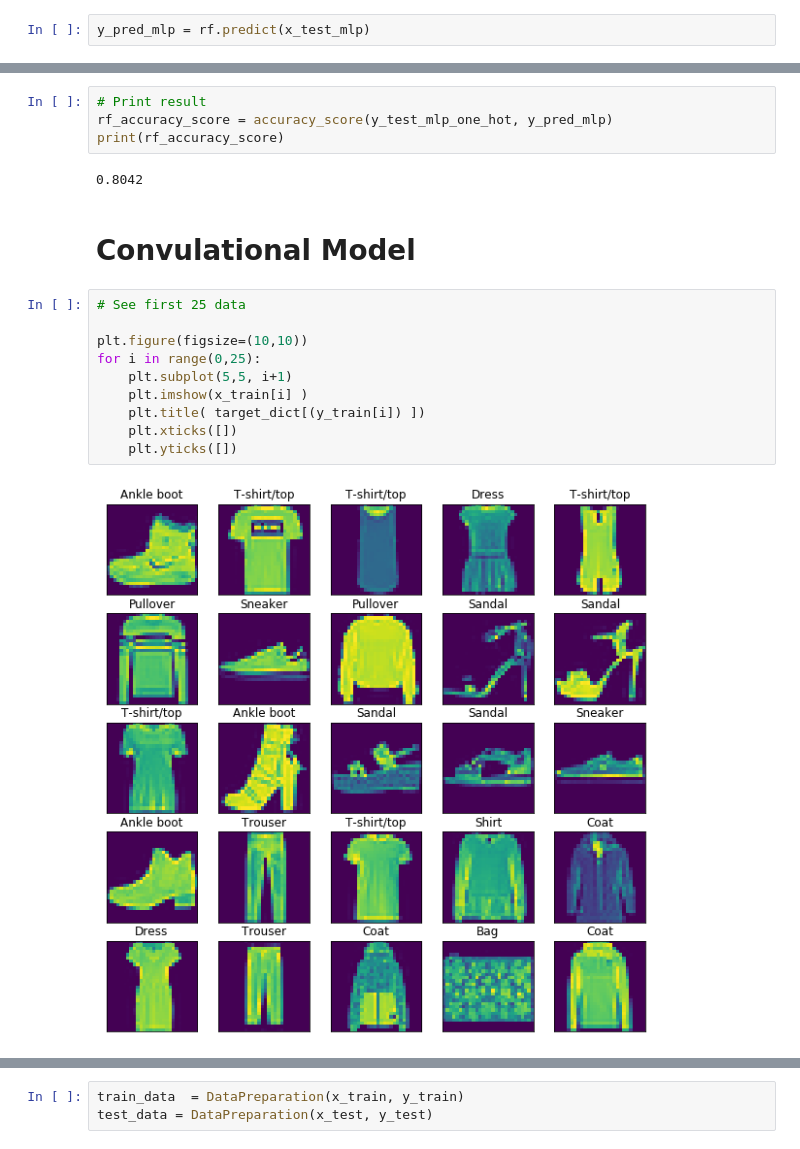
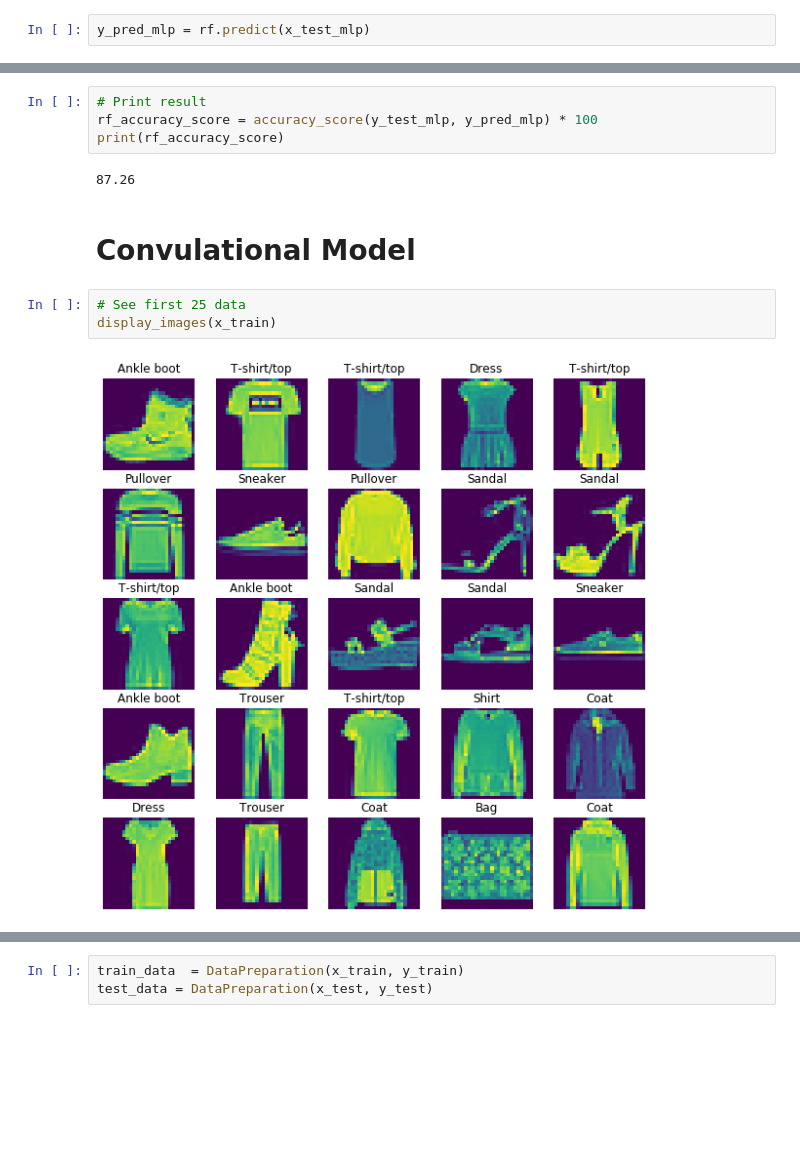
Before and after one commit to shivammehta007/Deep-Learning, a Jupyter notebook: Task 2 CNN.ipynb, the cells around one changed output, grey strips where cells are left out. Cells and saved outputs as stored; diff of their text form; blank space fills up the shorter version.

```diff
--- a/Task 2 CNN.ipynb
+++ b/Task 2 CNN.ipynb
@@ -208,23 +239,16 @@ array([[0., 0., 0., 0., 0., 0., 0., 0., 0., 1.],
 # %%
 # Print result
-rf_accuracy_score = accuracy_score(y_test_mlp_one_hot, y_pred_mlp)
+rf_accuracy_score = accuracy_score(y_test_mlp, y_pred_mlp) * 100
 print(rf_accuracy_score)
 # %% [output]
-0.8042
+87.26
 # %% [markdown]
 # Convulational Model
-# %%
-# See first 25 data
-
-plt.figure(figsize=(10,10))
-for i in range(0,25):
-    plt.subplot(5,5, i+1)
-    plt.imshow(x_train[i] )
-    plt.title( target_dict[(y_train[i]) ])
-    plt.xticks([])
-    plt.yticks([])
-# %% [output]
-[figure, removed]
+# %%
+# See first 25 data
+display_images(x_train)
+# %% [output]
+[figure, added]
 # %%
 class DataPreparation:
     def __init__(self, x_data, y_data, normalized=True):
```
Also changed, not shown: parts of 48 cells of this notebook.
